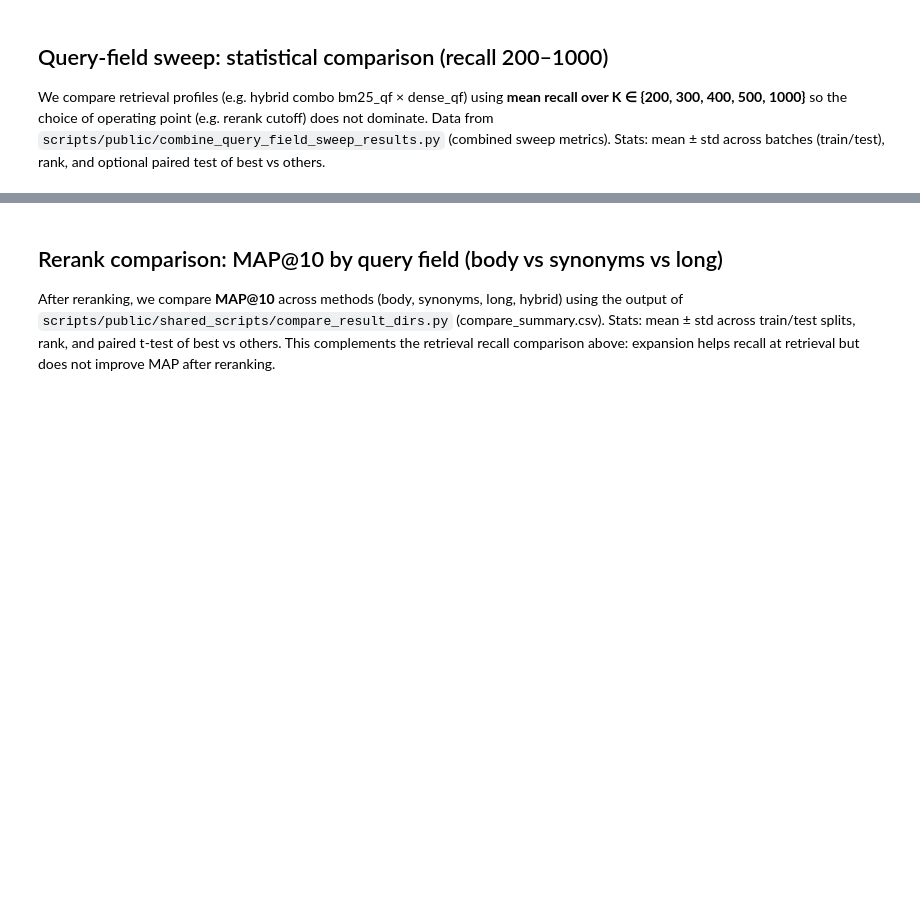
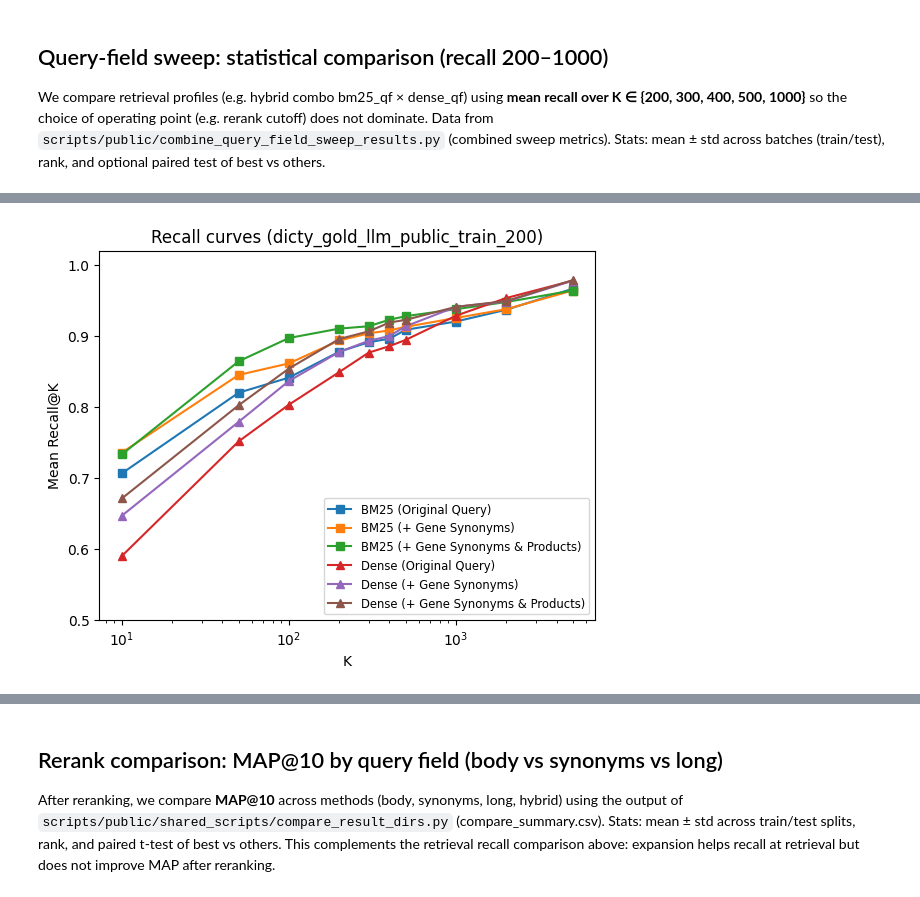
Before and after one commit to fulaibaowang/dictycite, a Jupyter notebook: notebooks/query_expansion_sweeping.ipynb, the cells around one changed output, grey strips where cells are left out. Drawn from its saved outputs; the diff is of its cells as text; code cells hidden in the pictures; blank space fills up the shorter version.

Commit message:
query sweeping and report

```diff
--- a/notebooks/query_expansion_sweeping.ipynb
+++ b/notebooks/query_expansion_sweeping.ipynb
@@ -3,6 +3,21 @@ import os
 from pathlib import Path
 import pandas as pd
 import polars as pl
+import matplotlib.pyplot as plt
+import re
+
+QF_DISPLAY = {
+    "body": "Original Query",
+    "synonyms": "+ Gene Synonyms",
+    "long": "+ Gene Synonyms & Products",
+}
+
+RERANK_DISPLAY = {
+    "body": "Rerank (Original Query)",
+    "synonyms": "Rerank (+ Gene Synonyms)",
+    "long": "Rerank (+ Gene Synonyms & Products)",
+    "hybrid": "Retrieval Fusion",
+}
 # %% [markdown]
 ## Query-field sweep: statistical comparison (recall 200–1000)
 
@@ -104,0 +280,83 @@ Paired t-test (best vs dense (body, body)): t=3.2361, p=0.1908
+# %%
+# Plot recall curves per batch with display-name labels (BM25, Dense, Hybrid)
+recall_cols = [c for c in df.columns if c.startswith("MeanR@")]
+if not recall_cols:
+    raise ValueError(f"No MeanR@K columns found in sweep metrics: {list(df.columns)}")
+ks = [int(c.split("@")[1]) for c in recall_cols]
+
+plot_df = df.copy()
+plot_df["batch"] = plot_df["batch"].astype(str).str.strip()
+plot_df["stage"] = plot_df["stage"].astype(str).str.strip()
+plot_df["combo"] = plot_df.get("combo", "").astype(str).str.strip()
+plot_df["bm25_qf"] = plot_df["bm25_query_field"].astype(str).str.strip()
+plot_df["dense_qf"] = plot_df["dense_query_field"].astype(str).str.strip()
+
+# Map internal query-field codes to display names
+plot_df["bm25_qf_disp"] = plot_df["bm25_qf"].map(QF_DISPLAY).fillna(plot_df["bm25_qf"])
+plot_df["dense_qf_disp"] = plot_df["dense_qf"].map(QF_DISPLAY).fillna(plot_df["dense_qf"])
+
+batches = plot_df["batch"].unique().tolist()
+qf_order = ["body", "synonyms", "long"]
+
+figures_dir = Path("../output/workflow_baseline_full_sweep/query_field_sweep/figures")
+figures_dir.mkdir(parents=True, exist_ok=True)
+
+for batch in batches:
+    fig, ax = plt.subplots()
+    subset = plot_df[plot_df["batch"] == batch]
+    if subset.empty:
+        continue
+
+    # BM25: one curve per bm25_qf
+    for qf in qf_order:
+        rows = subset[(subset["stage"] == "bm25") & (subset["bm25_qf"] == qf)]
+        if rows.empty:
+            continue
+        row = rows.iloc[0]
+        vals = [float(row[c]) for c in recall_cols]
+        label = f"BM25 ({QF_DISPLAY.get(qf, qf)})"
+        ax.plot(ks, vals, marker="s", label=label)
+
+    # Dense: one curve per dense_qf
+    for qf in qf_order:
+        rows = subset[(subset["stage"] == "dense") & (subset["dense_qf"] == qf)]
+        if rows.empty:
+            continue
+        row = rows.iloc[0]
+        vals = [float(row[c]) for c in recall_cols]
+        label = f"Dense ({QF_DISPLAY.get(qf, qf)})"
+        ax.plot(ks, vals, marker="^", label=label)
+
+    # Hybrid: one curve per (bm25_qf, dense_qf)
+    for bm25_qf in qf_order:
+        for dense_qf in qf_order:
+            rows = subset[
+                (subset["stage"] == "hybrid")
+                & (subset["bm25_qf"] == bm25_qf)
+                & (subset["dense_qf"] == dense_qf)
+            ]
+            if rows.empty:
+                continue
+            row = rows.iloc[0]
+            vals = [float(row[c]) for c in recall_cols]
+            label = f"Hybrid ({QF_DISPLAY.get(bm25_qf, bm25_qf)}, {QF_DISPLAY.get(dense_qf, dense_qf)})"
+            ax.plot(ks, vals, marker="o", label=label)
+
+    ax.set_xlabel("K")
+    ax.set_ylabel("Mean Recall@K")
+    ax.set_title(f"Recall curves ({batch})")
+    # Zoom y-axis to make curves more separated
+    ax.set_ylim(0.5, 1.02)
+    # Use log scale for K to spread points on x-axis
+    ax.set_xscale("log")
+    ax.legend(fontsize="small")
+
+    safe_name = re.sub(r"[^\w\-]", "_", str(batch))
+    out_path = figures_dir / f"recall_curve_displaynames_{safe_name}.png"
+    fig.savefig(out_path, dpi=150, bbox_inches="tight")
+    plt.show()
+    plt.close(fig)
+
+print(f"Saved recall curves with display labels to {figures_dir}")
+# %% [output]
+[figure, added]
```
Also changed, not shown: parts of 6 cells of this notebook, 4 other files.
